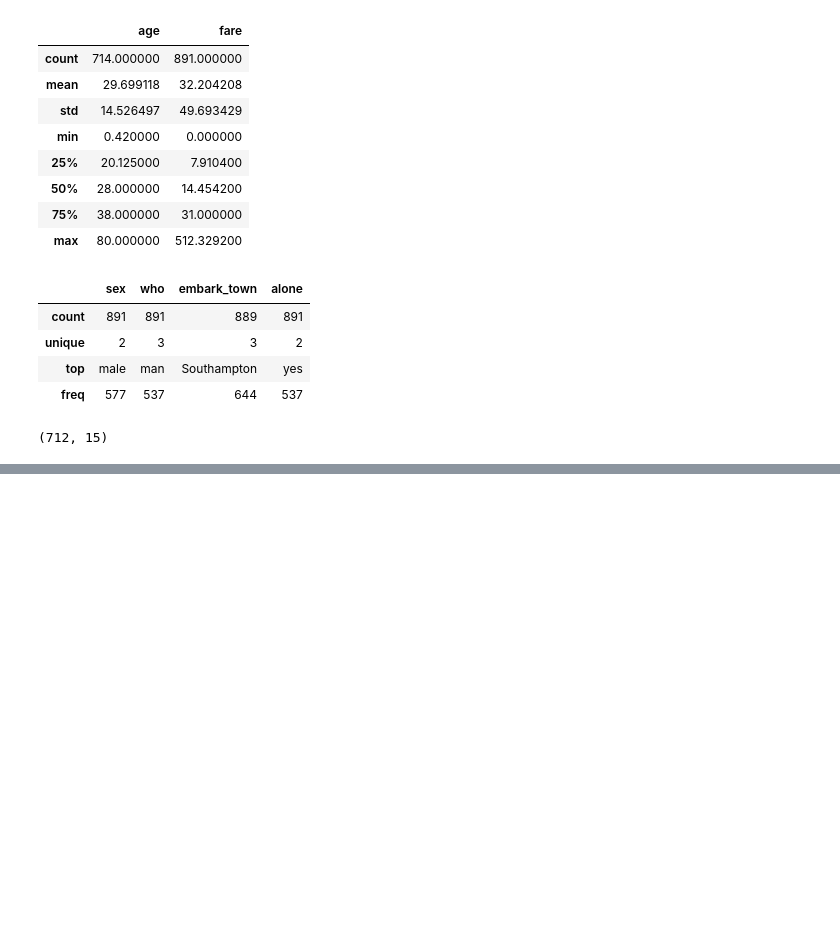
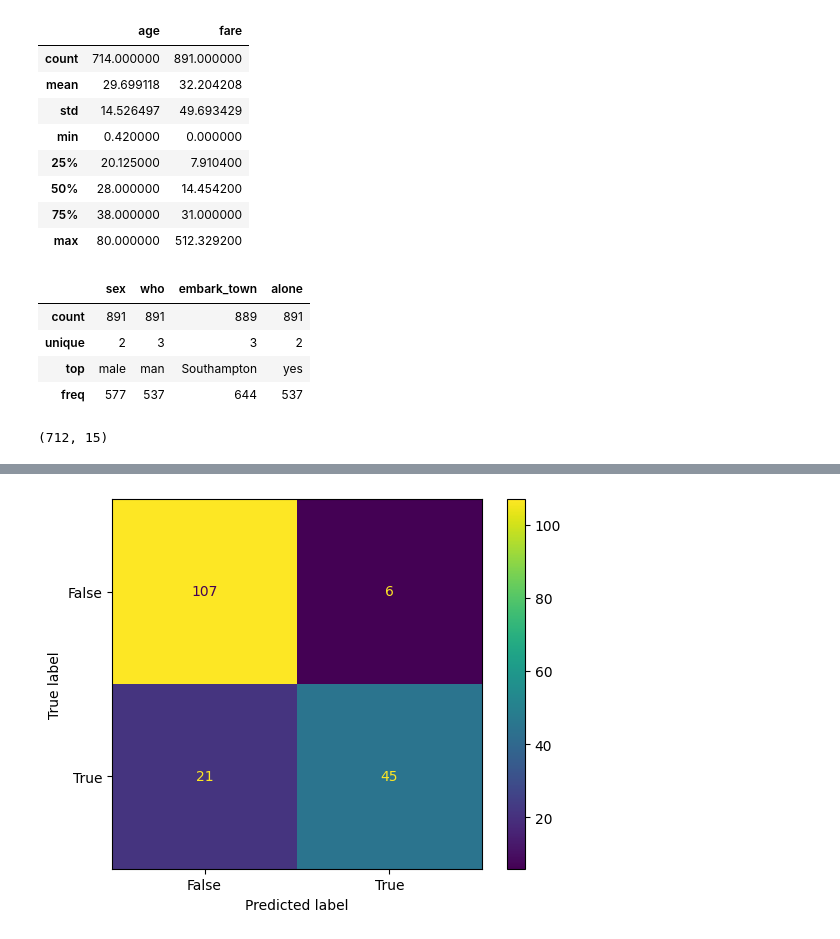
Before and after one commit to karenmoreno17/Informe-Machine-Learning, a Jupyter notebook: punto1.ipynb, the cells around one changed output, grey strips where cells are left out. Saved outputs shown, nothing was run; the diff lists cells and outputs as text; code cells hidden in the pictures; blank space fills up the shorter version.

```diff
--- a/punto1.ipynb
+++ b/punto1.ipynb
@@ -257,0 +311,5 @@ scoreRed05.mean()
+# %%
+# Con el segundo modelo.
+
+Y_predRed02 = segundaRed.predict(X_test)
+Y_predRed02
@@ -257,0 +457,15 @@ scoreRed05.mean()
+# %%
+# Matriz de confusión del segundo modelo
+
+import matplotlib.pyplot as plt
+import numpy as pd
+from sklearn import metrics
+
+matrizConfusion02 = metrics.confusion_matrix(Y_test, Y_predRed02)
+
+cm_display = metrics.ConfusionMatrixDisplay(confusion_matrix = matrizConfusion02, display_labels = [False, True])
+
+cm_display.plot()
+plt.show()
+# %% [output]
+[figure, added]
```
Also changed, not shown: parts of 30 cells of this notebook.
